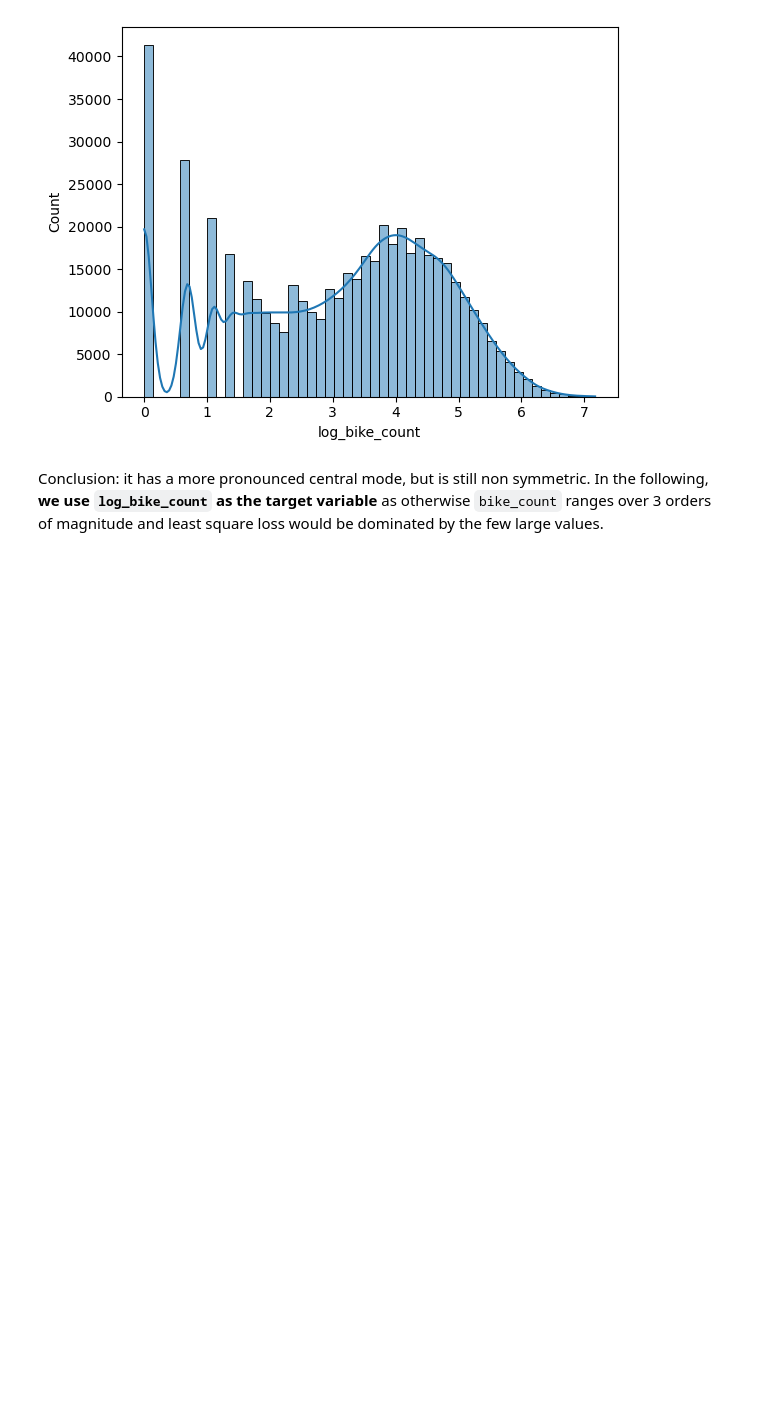
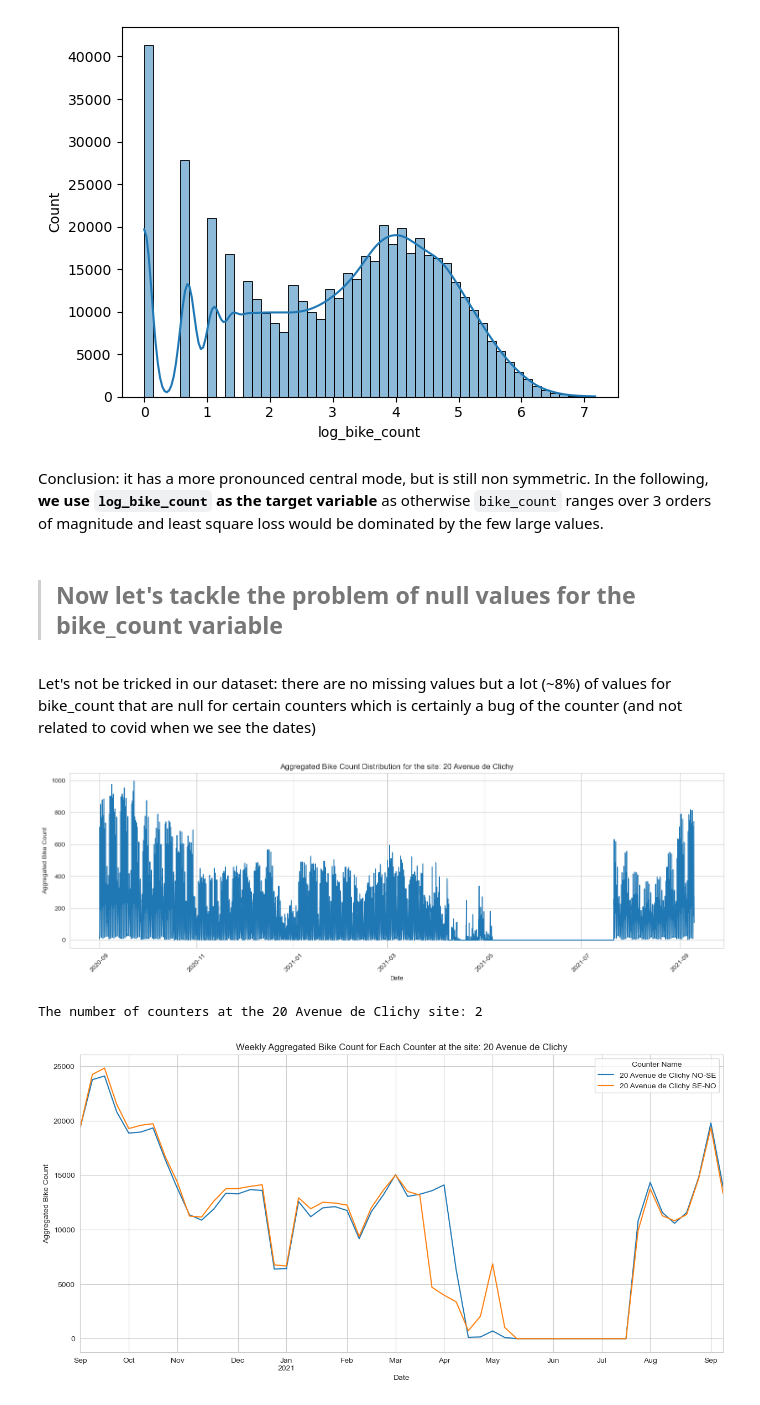
Before and after one commit to schronic/predicting_bike_traffic, a Jupyter notebook: EDA_for_given_train_dataset.ipynb, the cells around one changed output. Drawn from its saved outputs; the diff is of its cells as text; code cells hidden in the pictures; blank space fills up the shorter version.

```diff
--- a/EDA_for_given_train_dataset.ipynb
+++ b/EDA_for_given_train_dataset.ipynb
@@ -246,3 +244,55 @@ ax = sns.histplot(data_train, x="log_bike_count", kde=True, bins=50)
 [figure]
 # %% [markdown]
 Conclusion: it has a more pronounced central mode, but is still non symmetric. In the following, **we use `log_bike_count` as the target variable** as otherwise `bike_count` ranges over 3 orders of magnitude and least square loss would be dominated by the few large values.
+# %% [markdown]
+> ## Now let's tackle the problem of null values for the bike_count variable
+# %% [markdown]
+Let's not be tricked in our dataset: there are no missing values but a lot (~8%) of values for bike_count that are null for certain counters which is certainly a bug of the counter (and not related to covid when we see the dates)
+# %%
+# Filtering data for the "20 Avenue de Clichy" site
+clichy_data = data_train[data_train['site_name'] == "20 Avenue de Clichy"]
+
+# Aggregate bike counts by date
+daily_counts_clichy = clichy_data.groupby('date')['bike_count'].sum().reset_index()
+
+# Plot the aggregated bike_count over time
+plt.figure(figsize=(15, 5))
+plt.plot(daily_counts_clichy['date'], daily_counts_clichy['bike_count'], linestyle='-')
+plt.title('Aggregated Bike Count Distribution for the site: 20 Avenue de Clichy')
+plt.xlabel('Date')
+plt.ylabel('Aggregated Bike Count')
+plt.xticks(rotation=45)
+plt.tight_layout()
+plt.show()
+
+# Count the number of unique counters at the "20 Avenue de Clichy" site
+print(f"The number of counters at the 20 Avenue de Clichy site: {clichy_data['counter_name'].nunique()}")
+
+# Create a figure and axis for the plot
+plt.figure(figsize=(15, 7))
+
+# Get the list of all unique counters at the "20 Avenue de Clichy" site
+unique_counters_clichy = clichy_data['counter_name'].unique()
+
+# Plot the weekly aggregated bike_count for each counter
+for counter in unique_counters_clichy:
+    # Apply mask for the current counter
+    mask = clichy_data["counter_name"] == counter
+    counter_data = clichy_data[mask]
+
+    # Group data by week and sum bike counts
+    weekly_counts = counter_data.groupby(pd.Grouper(freq="1w", key="date"))["bike_count"].sum()
+
+    # Plot the data with the counter name as the label
+    weekly_counts.plot(label=counter)
+
+# Finalize the plot
+plt.title('Weekly Aggregated Bike Count for Each Counter at the site: 20 Avenue de Clichy')
+plt.xlabel('Date')
+plt.ylabel('Aggregated Bike Count')
+plt.legend(title='Counter Name')
+plt.show()
+# %% [output]
+[figure, added]
+The number of counters at the 20 Avenue de Clichy site: 2
+[figure, added]
```
Also changed, not shown: parts of 4 cells of this notebook.
